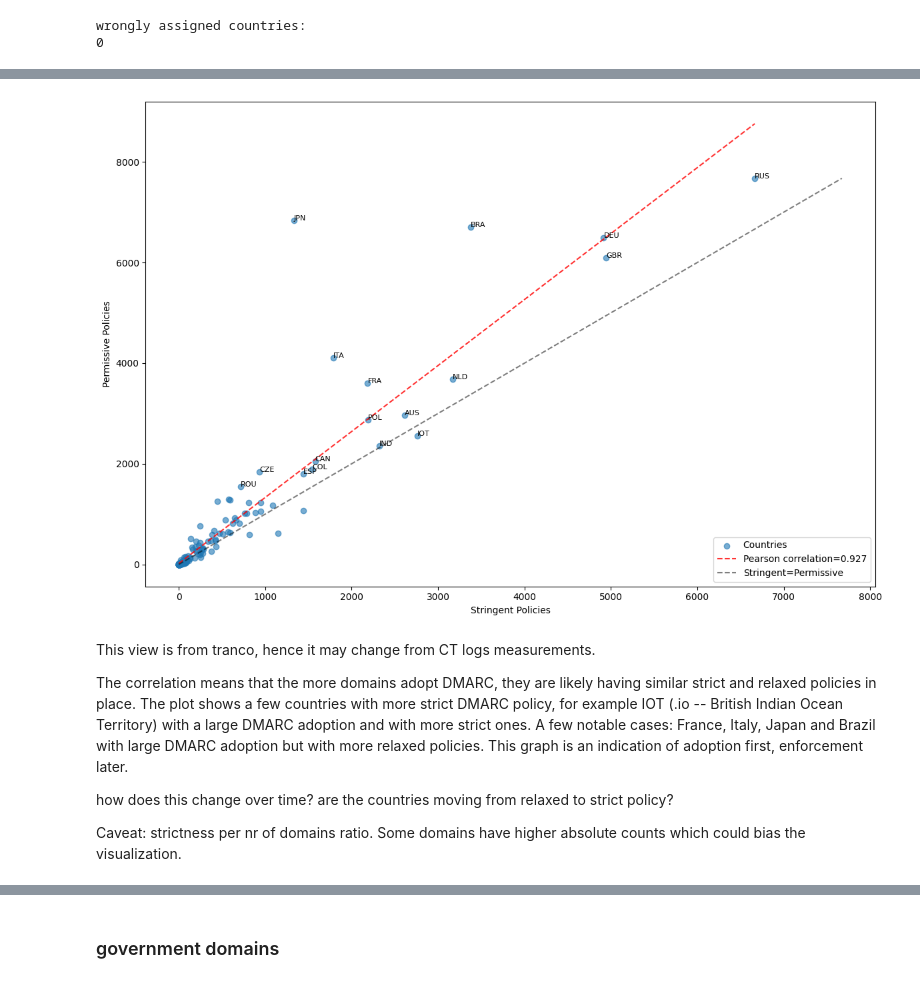
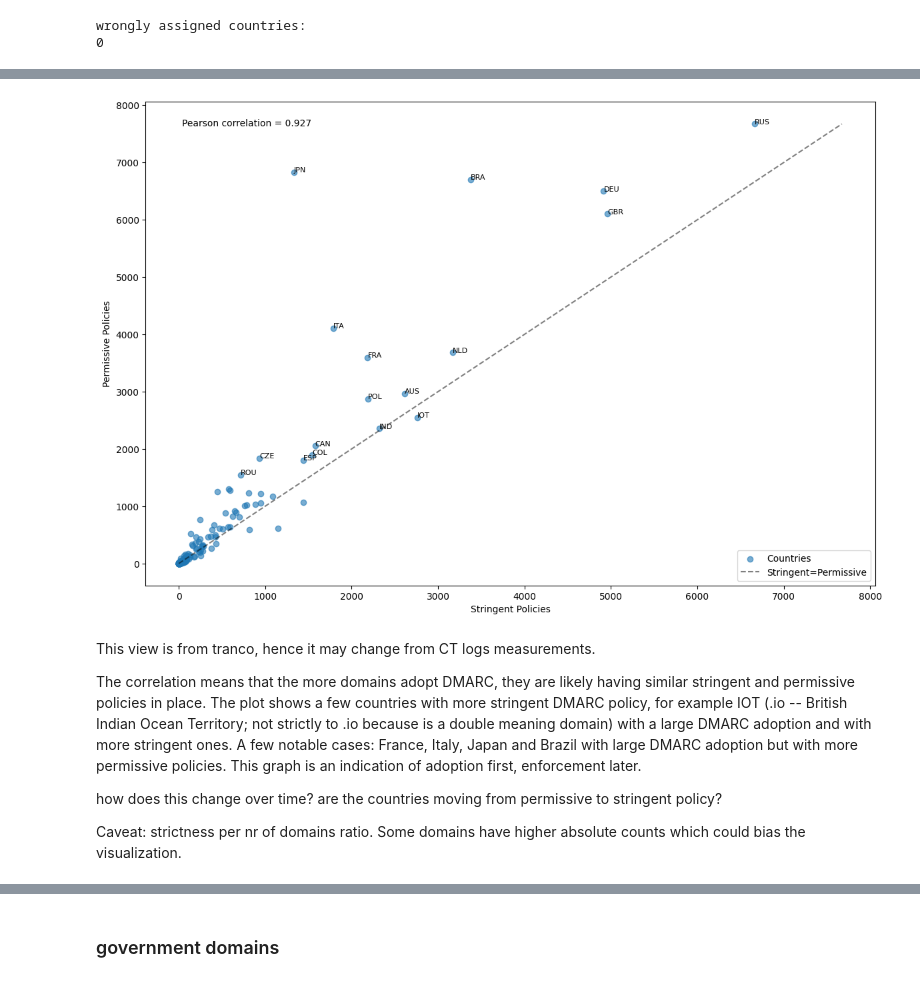
Before and after one commit to internettransparency/dmarc-cctld-research, a Jupyter notebook: notebooks/process-results.ipynb, the cells around one changed output, grey strips where cells are left out. Cells and saved outputs as stored; diff of their text form; code cells hidden in the pictures.

```diff
--- a/notebooks/process-results.ipynb
+++ b/notebooks/process-results.ipynb
@@ -247,5 +247,5 @@ Percent of permissive policies: 57.9%
 # %%
-def strict_relaxed_policy_correlation(policy_counts_pdf, threshold):
+def strict_relaxed_policy_correlation(policy_counts_pdf, threshold, is_gov=False):
 
     plt.figure(figsize=(12, 8))
     plt.scatter(policy_counts_pdf['strict_policies'], policy_counts_pdf['relaxed_policies'], alpha=0.6, label='Countries')
@@ -259,44 +259,49 @@ def strict_relaxed_policy_correlation(policy_counts_pdf, threshold):
                 policy_counts_pdf['relaxed_policies'], 1)
     p = np.poly1d(z)
 
     # Plot regression line
-    x_line = np.linspace(policy_counts_pdf['strict_policies'].min(),
-                        policy_counts_pdf['strict_policies'].max(), 1000)
-    plt.plot(x_line, p(x_line), "r--", alpha=0.8,
-            label=f'Pearson correlation={pearson_r:.3f}')
+    #x_line = np.linspace(policy_counts_pdf['strict_policies'].min(),
+    #                     policy_counts_pdf['strict_policies'].max(), 1000)
+    #plt.plot(x_line, p(x_line), "r--", alpha=0.8,
+    #         label=f'Pearson correlation={pearson_r:.3f}')
+    plt.annotate(f'Pearson correlation = {pearson_r:.3f}', xy=(0.05, 0.95), xycoords='axes fraction')
 
     # Add x=y reference line
     max_val = max(policy_counts_pdf['strict_policies'].max(),
                   policy_counts_pdf['relaxed_policies'].max())
     min_val = min(policy_counts_pdf['strict_policies'].min(),
                   policy_counts_pdf['relaxed_policies'].min())
     plt.plot([min_val, max_val], [min_val, max_val], 'k--', alpha=0.5,
             label=f'{STRICT.capitalize()}={RELAXED.capitalize()}')
 
     # Add labels for interesting points (optional)
     for idx, row in policy_counts_pdf.iterrows():
         if row['strict_policies'] > threshold or row['relaxed_policies'] > threshold:
             plt.annotate(row['country'], (row['strict_policies'], row['relaxed_policies']), fontsize=8)
 
     # Add legend with Pearson correlation in bottom right
     #legend_text = f'Pearson r = {pearson_r:.3f} (p = {p_value:.3f})'
     plt.legend(loc='lower right') #, title=legend_text, title_fontsize=12)
 
     plt.xlabel(f'{STRICT.capitalize()} Policies')
     plt.ylabel(f'{RELAXED.capitalize()} Policies')
     #plt.title(f'Strict vs Relaxed Policies by Country')
     plt.tight_layout()
+    filename = 'figures/stringent_vs_permissive_policies_correlation.pdf'
+    if is_gov:
+        filename = 'figures/gov_stringent_vs_permissive_policies_correlation.pdf'
+    plt.savefig(filename)
     plt.show()
 
 strict_relaxed_policy_correlation(policy_counts_pdf.copy(), threshold=1500)
 # %% [output]
-[figure, old version]
+[figure, new version]
 # %% [markdown]
 This view is from tranco, hence it may change from CT logs measurements.
 
-The correlation means that the more domains adopt DMARC, they are likely having similar strict and relaxed policies in place. The plot shows a few countries with more strict DMARC policy, for example IOT (.io -- British Indian Ocean Territory) with a large DMARC adoption and with more strict ones. A few notable cases: France, Italy, Japan and Brazil with large DMARC adoption but with more relaxed policies. This graph is an indication of adoption first, enforcement later.
+The correlation means that the more domains adopt DMARC, they are likely having similar stringent and permissive policies in place. The plot shows a few countries with more stringent DMARC policy, for example IOT (.io -- British Indian Ocean Territory; not strictly to .io because is a double meaning domain) with a large DMARC adoption and with more stringent ones. A few notable cases: France, Italy, Japan and Brazil with large DMARC adoption but with more permissive policies. This graph is an indication of adoption first, enforcement later.
 
-how does this change over time? are the countries moving from relaxed to strict policy?
+how does this change over time? are the countries moving from permissive to stringent policy?
 
 Caveat: strictness per nr of domains ratio. Some domains have higher absolute counts which could bias the visualization.
 # %%
```
Also changed, not shown: parts of 20 cells of this notebook, 11 other files.
